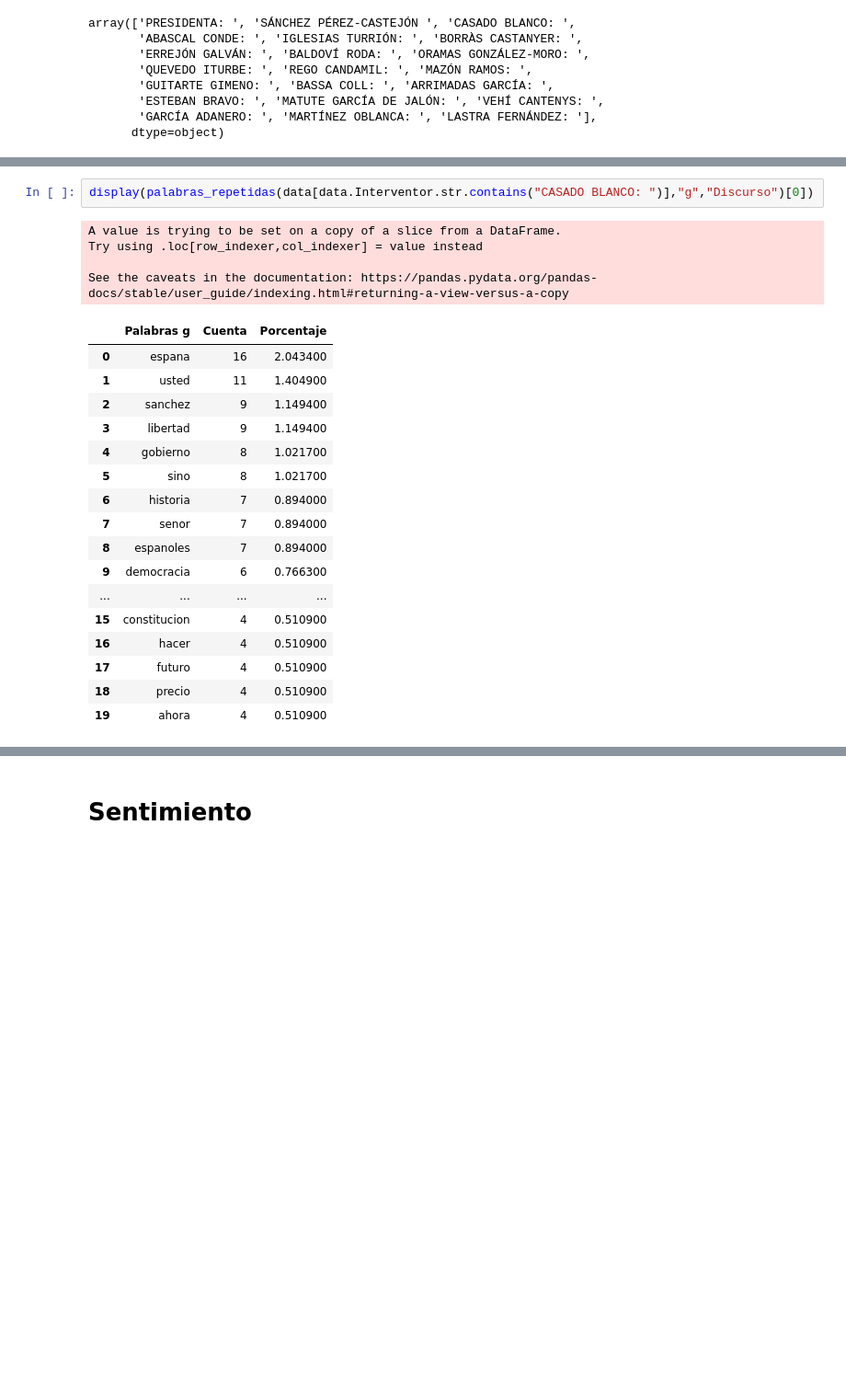
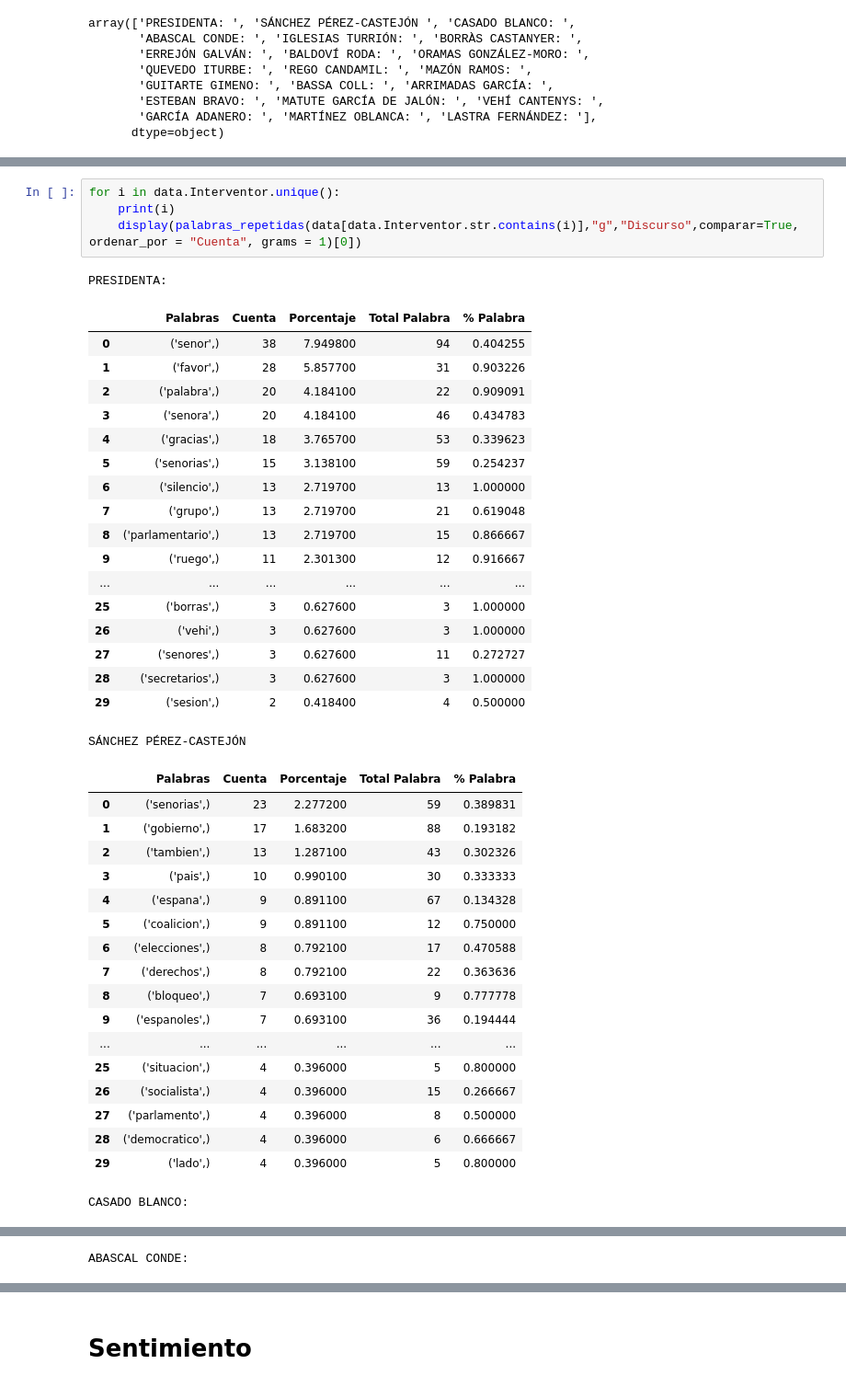
Before and after one commit to rikidas/repo, a Jupyter notebook: Analisis Congreso.ipynb, the cells around one changed output, grey strips where cells are left out. Shown at 92% size. Drawn from its saved outputs; the diff is of its cells as text; blank space fills up the shorter version.

```diff
--- a/Analisis Congreso.ipynb
+++ b/Analisis Congreso.ipynb
@@ -168,24 +236,42 @@ See the caveats in the documentation: https://pandas.pydata.org/pandas-docs/stab
 # %%
-display(palabras_repetidas(data[data.Interventor.str.contains("CASADO BLANCO: ")],"g","Discurso")[0])
+for i in data.Interventor.unique():
+    print(i)
+    display(palabras_repetidas(data[data.Interventor.str.contains(i)],"g","Discurso",comparar=True, ordenar_por = "Cuenta", grams = 1)[0])
 # %% [output]
-A value is trying to be set on a copy of a slice from a DataFrame.
-Try using .loc[row_indexer,col_indexer] = value instead
-
-See the caveats in the documentation: https://pandas.pydata.org/pandas-docs/stable/user_guide/indexing.html#returning-a-view-versus-a-copy
+PRESIDENTA:
-|  | Palabras g | Cuenta | Porcentaje |
-| 0 | espana | 16 | 2.043400 |
-| 1 | usted | 11 | 1.404900 |
-| 2 | sanchez | 9 | 1.149400 |
-| 3 | libertad | 9 | 1.149400 |
-| 4 | gobierno | 8 | 1.021700 |
-| 5 | sino | 8 | 1.021700 |
-| 6 | historia | 7 | 0.894000 |
-| 7 | senor | 7 | 0.894000 |
-| 8 | espanoles | 7 | 0.894000 |
-| 9 | democracia | 6 | 0.766300 |
-| ... | ... | ... | ... |
-| 15 | constitucion | 4 | 0.510900 |
-| 16 | hacer | 4 | 0.510900 |
-| 17 | futuro | 4 | 0.510900 |
-| 18 | precio | 4 | 0.510900 |
-| 19 | ahora | 4 | 0.510900 |
+|  | Palabras | Cuenta | Porcentaje | Total Palabra | % Palabra |
+| 0 | ('senor',) | 38 | 7.949800 | 94 | 0.404255 |
+| 1 | ('favor',) | 28 | 5.857700 | 31 | 0.903226 |
+| 2 | ('palabra',) | 20 | 4.184100 | 22 | 0.909091 |
+| 3 | ('senora',) | 20 | 4.184100 | 46 | 0.434783 |
+| 4 | ('gracias',) | 18 | 3.765700 | 53 | 0.339623 |
+| 5 | ('senorias',) | 15 | 3.138100 | 59 | 0.254237 |
+| 6 | ('silencio',) | 13 | 2.719700 | 13 | 1.000000 |
+| 7 | ('grupo',) | 13 | 2.719700 | 21 | 0.619048 |
+| 8 | ('parlamentario',) | 13 | 2.719700 | 15 | 0.866667 |
+| 9 | ('ruego',) | 11 | 2.301300 | 12 | 0.916667 |
+| ... | ... | ... | ... | ... | ... |
+| 25 | ('borras',) | 3 | 0.627600 | 3 | 1.000000 |
+| 26 | ('vehi',) | 3 | 0.627600 | 3 | 1.000000 |
+| 27 | ('senores',) | 3 | 0.627600 | 11 | 0.272727 |
+| 28 | ('secretarios',) | 3 | 0.627600 | 3 | 1.000000 |
+| 29 | ('sesion',) | 2 | 0.418400 | 4 | 0.500000 |
+SÁNCHEZ PÉREZ-CASTEJÓN
+|  | Palabras | Cuenta | Porcentaje | Total Palabra | % Palabra |
+| 0 | ('senorias',) | 23 | 2.277200 | 59 | 0.389831 |
+| 1 | ('gobierno',) | 17 | 1.683200 | 88 | 0.193182 |
+| 2 | ('tambien',) | 13 | 1.287100 | 43 | 0.302326 |
+| 3 | ('pais',) | 10 | 0.990100 | 30 | 0.333333 |
+| 4 | ('espana',) | 9 | 0.891100 | 67 | 0.134328 |
+| 5 | ('coalicion',) | 9 | 0.891100 | 12 | 0.750000 |
+| 6 | ('elecciones',) | 8 | 0.792100 | 17 | 0.470588 |
+| 7 | ('derechos',) | 8 | 0.792100 | 22 | 0.363636 |
+| 8 | ('bloqueo',) | 7 | 0.693100 | 9 | 0.777778 |
+| 9 | ('espanoles',) | 7 | 0.693100 | 36 | 0.194444 |
+| ... | ... | ... | ... | ... | ... |
+| 25 | ('situacion',) | 4 | 0.396000 | 5 | 0.800000 |
+| 26 | ('socialista',) | 4 | 0.396000 | 15 | 0.266667 |
+| 27 | ('parlamento',) | 4 | 0.396000 | 8 | 0.500000 |
+| 28 | ('democratico',) | 4 | 0.396000 | 6 | 0.666667 |
+| 29 | ('lado',) | 4 | 0.396000 | 5 | 0.800000 |
+CASADO BLANCO:
@@ -191,0 +295 @@ See the caveats in the documentation: https://pandas.pydata.org/pandas-docs/stab
+ABASCAL CONDE:
```
Also changed, not shown: parts of 29 cells of this notebook, 1 other file.
